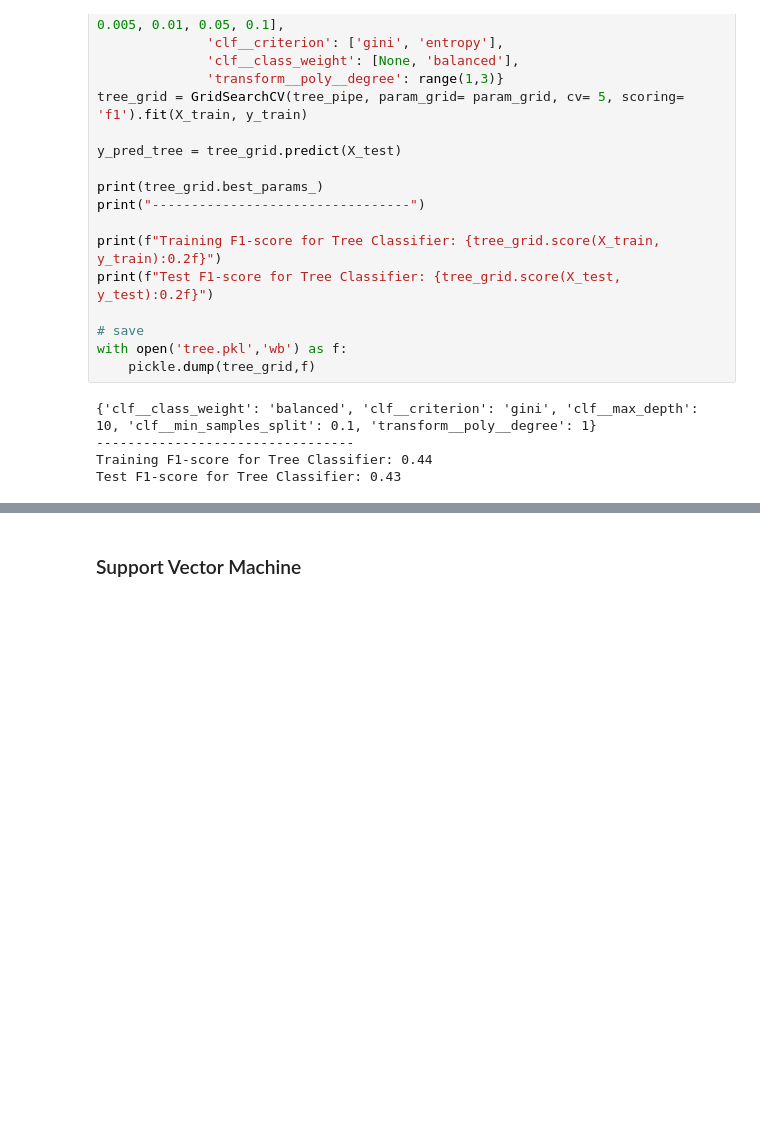
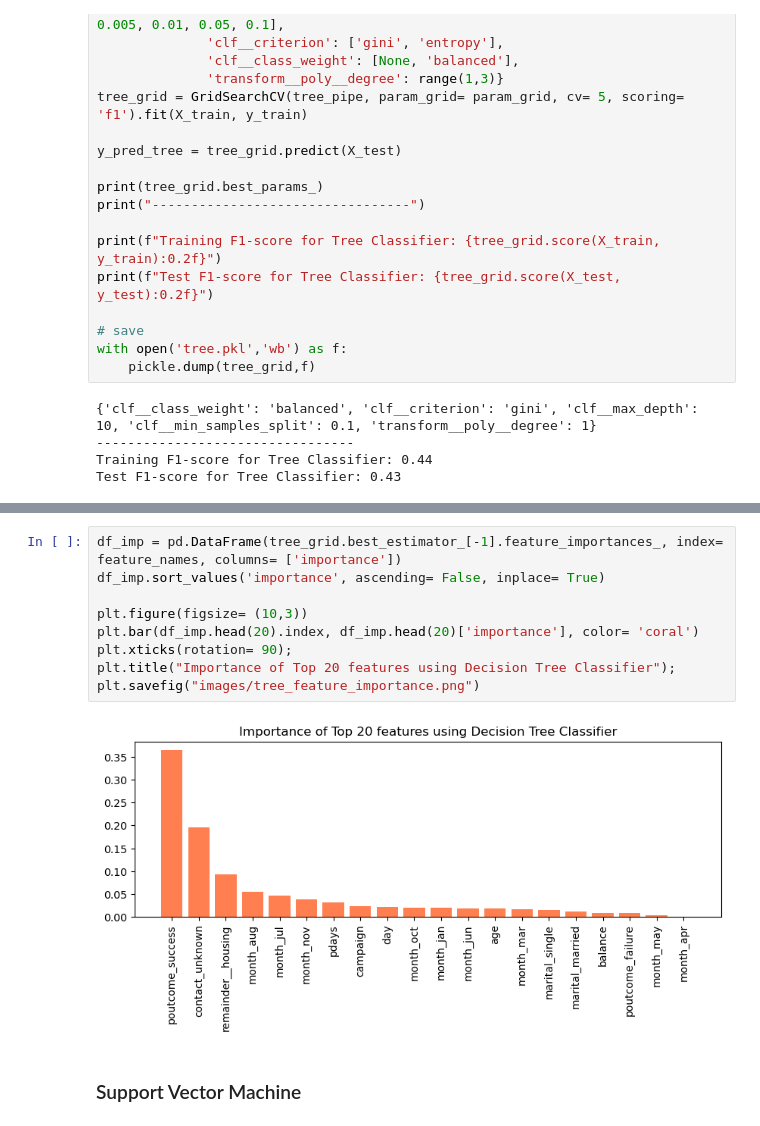
Before and after one commit to garimasc/bank_marketing, a Jupyter notebook: evaluate_classification.ipynb, the cells around one changed output, grey strips where cells are left out. Drawn from its saved outputs; the diff is of its cells as text; blank space fills up the shorter version.

```diff
--- a/evaluate_classification.ipynb
+++ b/evaluate_classification.ipynb
@@ -278,3 +269,14 @@ plt.savefig("tree.png")
+# %%
+df_imp = pd.DataFrame(tree_grid.best_estimator_[-1].feature_importances_, index= feature_names, columns= ['importance'])
+df_imp.sort_values('importance', ascending= False, inplace= True)
+
+plt.figure(figsize= (10,3))
+plt.bar(df_imp.head(20).index, df_imp.head(20)['importance'], color= 'coral')
+plt.xticks(rotation= 90);
+plt.title("Importance of Top 20 features using Decision Tree Classifier");
+plt.savefig("images/tree_feature_importance.png")
+# %% [output]
+[figure, added]
 # %% [markdown]
 ### Support Vector Machine
 # %%
```
Also changed, not shown: parts of 11 cells of this notebook, 7 other files.
